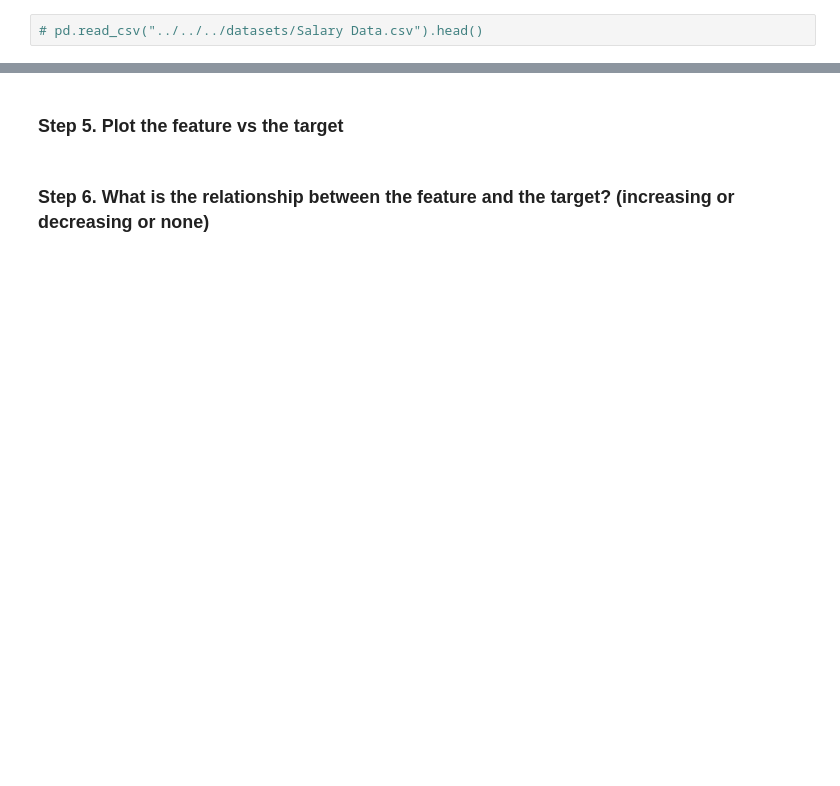
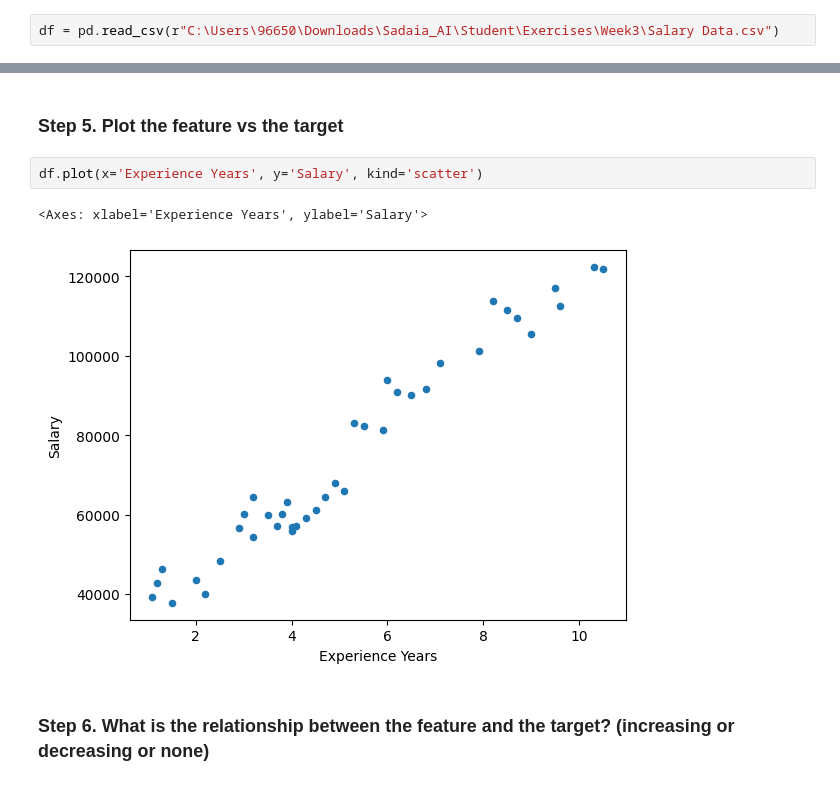
Before and after one commit to Sarai1i/Sadaia_AI, a Jupyter notebook: Student/Exercises/Week3/EX2.ipynb, the cells around one changed output, grey strips where cells are left out. Cells and saved outputs as stored; diff of their text form; blank space fills up the shorter version.

Commit message:
Week3-EX2-Done

```diff
--- a/Student/Exercises/Week3/EX2.ipynb
+++ b/Student/Exercises/Week3/EX2.ipynb
@@ -9,4 +9,4 @@ import sklearn
 # %% [markdown]
 ### Step 1. Load the data
 # %%
-# pd.read_csv("../../../datasets/Salary Data.csv").head()
+df = pd.read_csv(r"C:\Users\96650\Downloads\Sadaia_AI\Student\Exercises\Week3\Salary Data.csv")
@@ -30,4 +75,9 @@ import sklearn
 # %% [markdown]
 ### Step 5. Plot the feature vs the target
+# %%
+df.plot(x='Experience Years', y='Salary', kind='scatter')
+# %% [output]
+<Axes: xlabel='Experience Years', ylabel='Salary'>
+[figure, added]
 # %% [markdown]
 ### Step 6. What is the relationship between the feature and the target? (increasing or decreasing or none)
```
Also changed, not shown: parts of 20 cells of this notebook, 1 other file.
